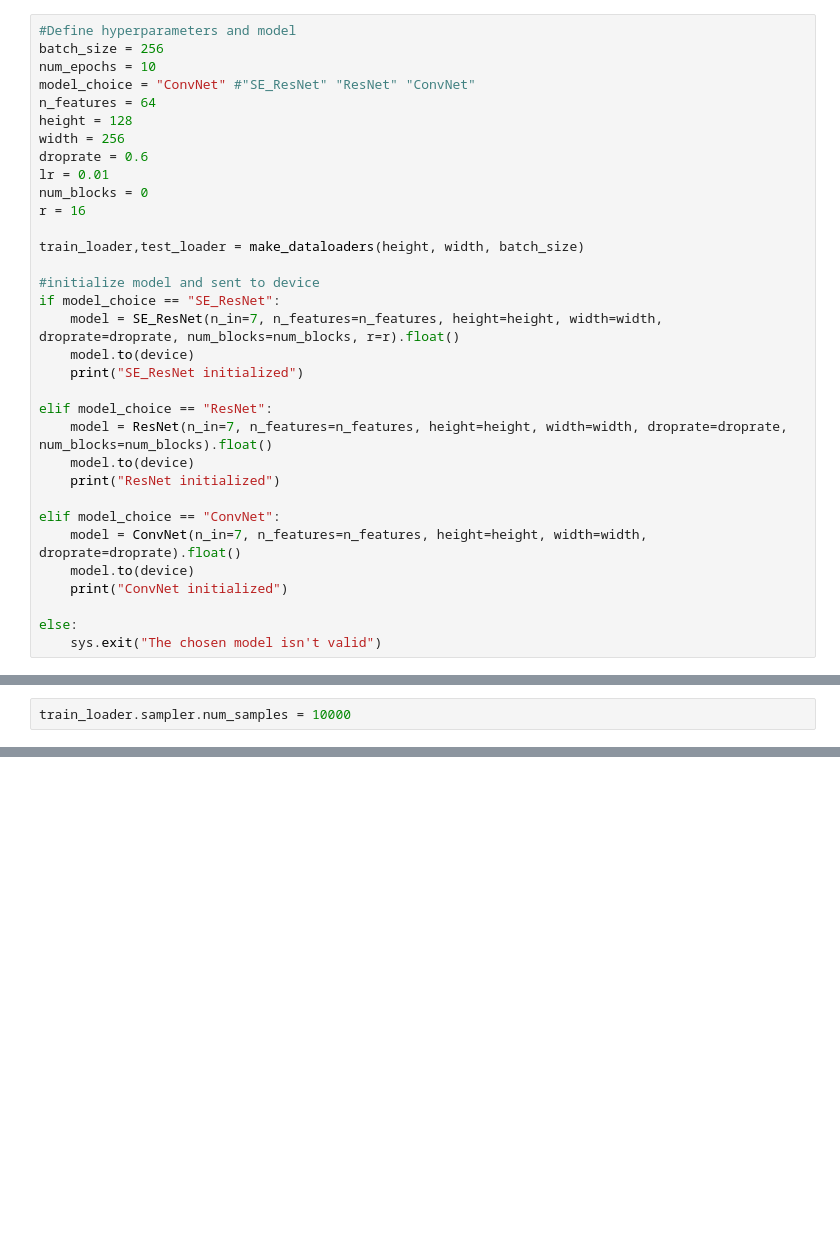
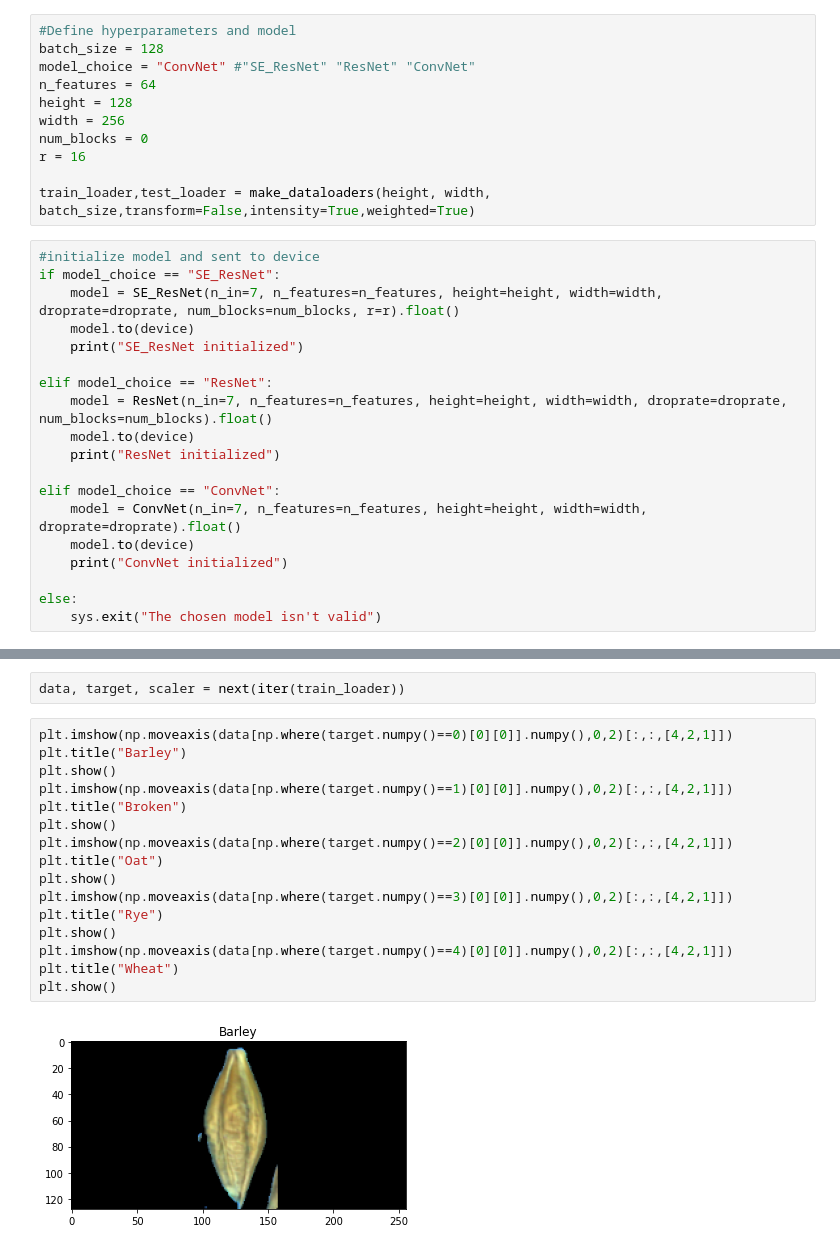
Before and after one commit to Ersboll/Using-Deep-Learning-to-classify-grain-kernels-and-grain-damages, a Jupyter notebook: src/test_run.ipynb, the cells around one changed output, grey strips where cells are left out. Saved outputs shown, nothing was run; the diff lists cells and outputs as text; blank space fills up the shorter version.

Commit message:
transform and intensity changing in the dataloader can now be turned on and off in a jobscript as well as which sampler and loss function to be used

```diff
--- a/src/test_run.ipynb
+++ b/src/test_run.ipynb
@@ -20,18 +25,15 @@ print(model_list)
+# %%
+#Define hyperparameters and model
+batch_size = 128
+model_choice = "ConvNet" #"SE_ResNet" "ResNet" "ConvNet"
+n_features = 64
+height = 128
+width = 256
+num_blocks = 0
+r = 16
+
+train_loader,test_loader = make_dataloaders(height, width, batch_size,transform=False,intensity=True,weighted=True)
 # %%
-#Define hyperparameters and model
-batch_size = 256
-num_epochs = 10
-model_choice = "ConvNet" #"SE_ResNet" "ResNet" "ConvNet"
-n_features = 64
-height = 128
-width = 256
-droprate = 0.6
-lr = 0.01
-num_blocks = 0
-r = 16
-
-train_loader,test_loader = make_dataloaders(height, width, batch_size)
-
 #initialize model and sent to device
 if model_choice == "SE_ResNet":
     model = SE_ResNet(n_in=7, n_features=n_features, height=height, width=width, droprate=droprate, num_blocks=num_blocks, r=r).float()
@@ -73,2 +93,0 @@ for i in range(len(classes)):
-# %%
-train_loader.sampler.num_samples = 10000
@@ -84,0 +150,20 @@ print(diff)
+# %%
+data, target, scaler = next(iter(train_loader))
+# %%
+plt.imshow(np.moveaxis(data[np.where(target.numpy()==0)[0][0]].numpy(),0,2)[:,:,[4,2,1]])
+plt.title("Barley")
+plt.show()
+plt.imshow(np.moveaxis(data[np.where(target.numpy()==1)[0][0]].numpy(),0,2)[:,:,[4,2,1]])
+plt.title("Broken")
+plt.show()
+plt.imshow(np.moveaxis(data[np.where(target.numpy()==2)[0][0]].numpy(),0,2)[:,:,[4,2,1]])
+plt.title("Oat")
+plt.show()
+plt.imshow(np.moveaxis(data[np.where(target.numpy()==3)[0][0]].numpy(),0,2)[:,:,[4,2,1]])
+plt.title("Rye")
+plt.show()
+plt.imshow(np.moveaxis(data[np.where(target.numpy()==4)[0][0]].numpy(),0,2)[:,:,[4,2,1]])
+plt.title("Wheat")
+plt.show()
+# %% [output]
+[figure, added]
```
Also changed, not shown: parts of 16 cells of this notebook, 6 other files.
